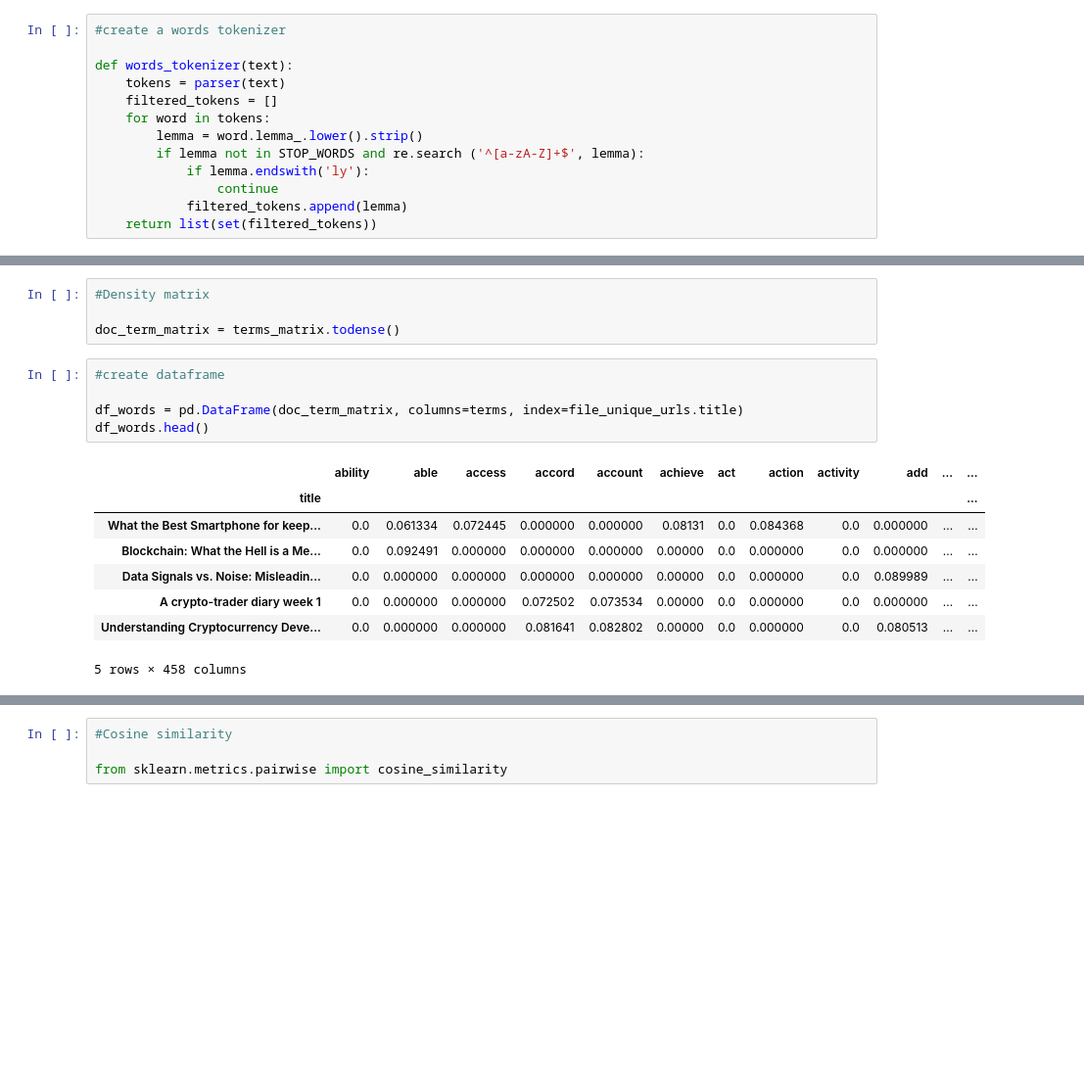
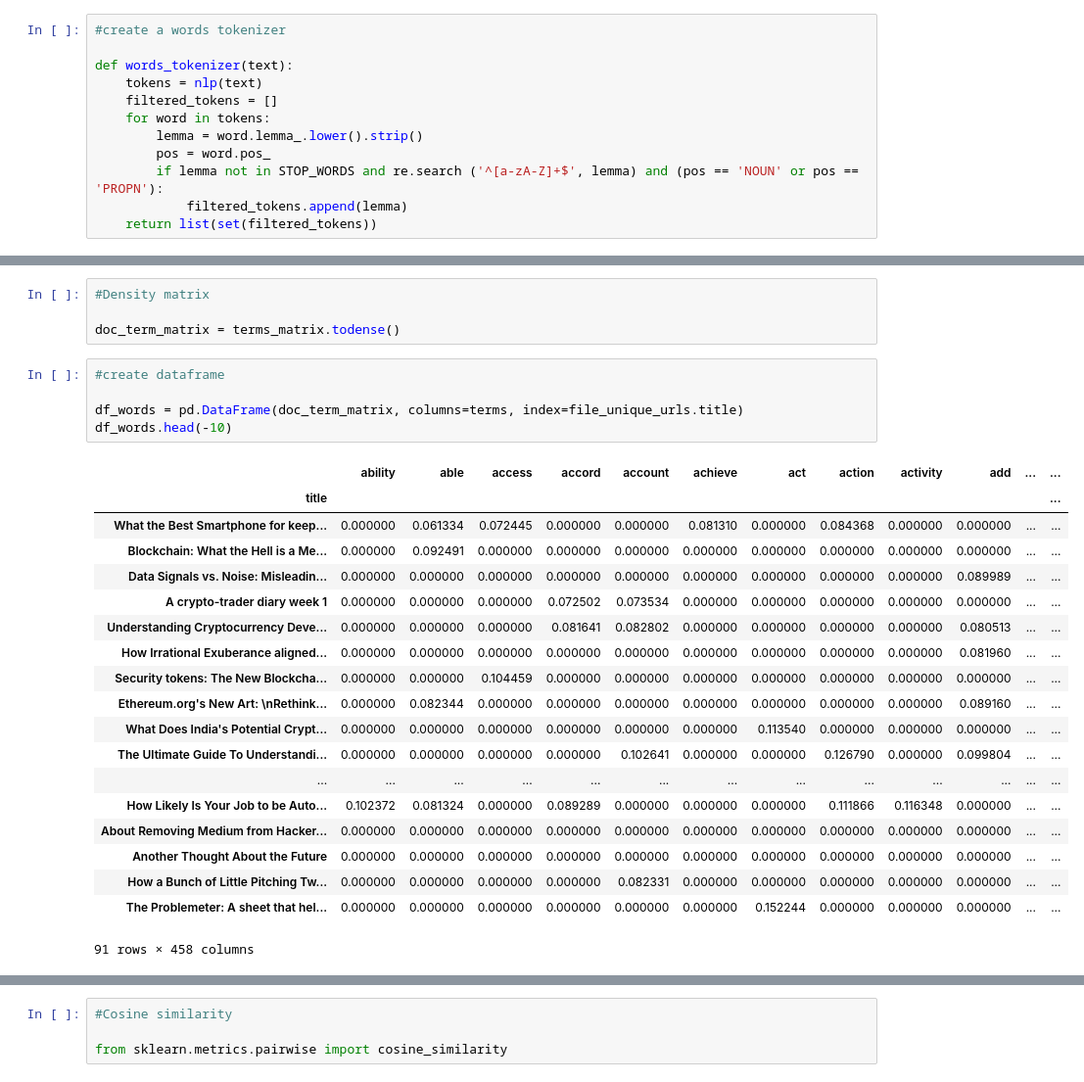
Before and after one commit to Mrueda1992/ironhack_finalproject, a Jupyter notebook: nlp_preprocessing.ipynb, the cells around one changed output, grey strips where cells are left out. Shown: that part at 98% size. Drawn from its saved outputs; the diff is of its cells as text; blank space fills up the shorter version.

```diff
--- a/nlp_preprocessing.ipynb
+++ b/nlp_preprocessing.ipynb
@@ -66,13 +71,12 @@ parser = English()
 #create a words tokenizer
 
 def words_tokenizer(text):
-    tokens = parser(text)
+    tokens = nlp(text)
     filtered_tokens = []
     for word in tokens:
         lemma = word.lemma_.lower().strip()
-        if lemma not in STOP_WORDS and re.search ('^[a-zA-Z]+$', lemma):
-            if lemma.endswith('ly'):
-                continue
+        pos = word.pos_
+        if lemma not in STOP_WORDS and re.search ('^[a-zA-Z]+$', lemma) and (pos == 'NOUN' or pos == 'PROPN'):
             filtered_tokens.append(lemma)
     return list(set(filtered_tokens))
 # %%
@@ -119,14 +139,25 @@ doc_term_matrix = terms_matrix.todense()
 # %%
 #create dataframe
 
 df_words = pd.DataFrame(doc_term_matrix, columns=terms, index=file_unique_urls.title)
-df_words.head()
+df_words.head(-10)
 # %% [output]
 |  | ability | able | access | accord | account | achieve | act | action | activity | add | ... | ... |
 | title |  |  |  |  |  |  |  |  |  |  |  | ... |
-| What the Best Smartphone for keep... | 0.0 | 0.061334 | 0.072445 | 0.000000 | 0.000000 | 0.08131 | 0.0 | 0.084368 | 0.0 | 0.000000 | ... | ... |
-| Blockchain: What the Hell is a Me... | 0.0 | 0.092491 | 0.000000 | 0.000000 | 0.000000 | 0.00000 | 0.0 | 0.000000 | 0.0 | 0.000000 | ... | ... |
-| Data Signals vs. Noise: Misleadin... | 0.0 | 0.000000 | 0.000000 | 0.000000 | 0.000000 | 0.00000 | 0.0 | 0.000000 | 0.0 | 0.089989 | ... | ... |
-| A crypto-trader diary week 1 | 0.0 | 0.000000 | 0.000000 | 0.072502 | 0.073534 | 0.00000 | 0.0 | 0.000000 | 0.0 | 0.000000 | ... | ... |
-| Understanding Cryptocurrency Deve... | 0.0 | 0.000000 | 0.000000 | 0.081641 | 0.082802 | 0.00000 | 0.0 | 0.000000 | 0.0 | 0.080513 | ... | ... |
+| What the Best Smartphone for keep... | 0.000000 | 0.061334 | 0.072445 | 0.000000 | 0.000000 | 0.081310 | 0.000000 | 0.084368 | 0.000000 | 0.000000 | ... | ... |
+| Blockchain: What the Hell is a Me... | 0.000000 | 0.092491 | 0.000000 | 0.000000 | 0.000000 | 0.000000 | 0.000000 | 0.000000 | 0.000000 | 0.000000 | ... | ... |
+| Data Signals vs. Noise: Misleadin... | 0.000000 | 0.000000 | 0.000000 | 0.000000 | 0.000000 | 0.000000 | 0.000000 | 0.000000 | 0.000000 | 0.089989 | ... | ... |
+| A crypto-trader diary week 1 | 0.000000 | 0.000000 | 0.000000 | 0.072502 | 0.073534 | 0.000000 | 0.000000 | 0.000000 | 0.000000 | 0.000000 | ... | ... |
+| Understanding Cryptocurrency Deve... | 0.000000 | 0.000000 | 0.000000 | 0.081641 | 0.082802 | 0.000000 | 0.000000 | 0.000000 | 0.000000 | 0.080513 | ... | ... |
+| How Irrational Exuberance aligned... | 0.000000 | 0.000000 | 0.000000 | 0.000000 | 0.000000 | 0.000000 | 0.000000 | 0.000000 | 0.000000 | 0.081960 | ... | ... |
+| Security tokens: The New Blockcha... | 0.000000 | 0.000000 | 0.104459 | 0.000000 | 0.000000 | 0.000000 | 0.000000 | 0.000000 | 0.000000 | 0.000000 | ... | ... |
+| Ethereum.org's New Art: \nRethink... | 0.000000 | 0.082344 | 0.000000 | 0.000000 | 0.000000 | 0.000000 | 0.000000 | 0.000000 | 0.000000 | 0.089160 | ... | ... |
+| What Does India's Potential Crypt... | 0.000000 | 0.000000 | 0.000000 | 0.000000 | 0.000000 | 0.000000 | 0.113540 | 0.000000 | 0.000000 | 0.000000 | ... | ... |
+| The Ultimate Guide To Understandi... | 0.000000 | 0.000000 | 0.000000 | 0.000000 | 0.102641 | 0.000000 | 0.000000 | 0.126790 | 0.000000 | 0.099804 | ... | ... |
+| ... | ... | ... | ... | ... | ... | ... | ... | ... | ... | ... | ... | ... |
+| How Likely Is Your Job to be Auto... | 0.102372 | 0.081324 | 0.000000 | 0.089289 | 0.000000 | 0.000000 | 0.000000 | 0.111866 | 0.116348 | 0.000000 | ... | ... |
+| About Removing Medium from Hacker... | 0.000000 | 0.000000 | 0.000000 | 0.000000 | 0.000000 | 0.000000 | 0.000000 | 0.000000 | 0.000000 | 0.000000 | ... | ... |
+| Another Thought About the Future | 0.000000 | 0.000000 | 0.000000 | 0.000000 | 0.000000 | 0.000000 | 0.000000 | 0.000000 | 0.000000 | 0.000000 | ... | ... |
+| How a Bunch of Little Pitching Tw... | 0.000000 | 0.000000 | 0.000000 | 0.000000 | 0.082331 | 0.000000 | 0.000000 | 0.000000 | 0.000000 | 0.000000 | ... | ... |
+| The Problemeter: A sheet that hel... | 0.000000 | 0.000000 | 0.000000 | 0.000000 | 0.000000 | 0.000000 | 0.152244 | 0.000000 | 0.000000 | 0.000000 | ... | ... |
-5 rows × 458 columns
+91 rows × 458 columns
```
Also changed, not shown: parts of 27 cells of this notebook, 1 other file.
